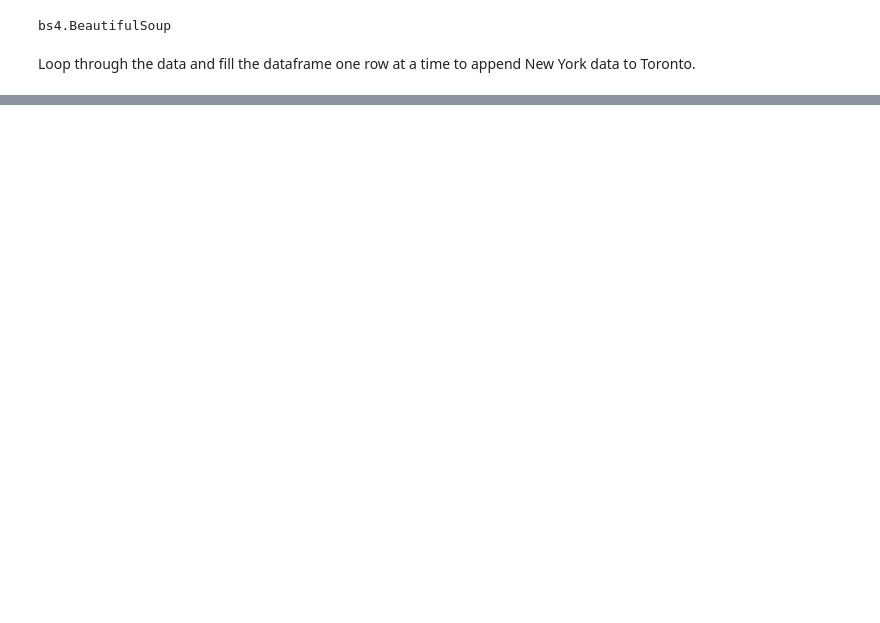
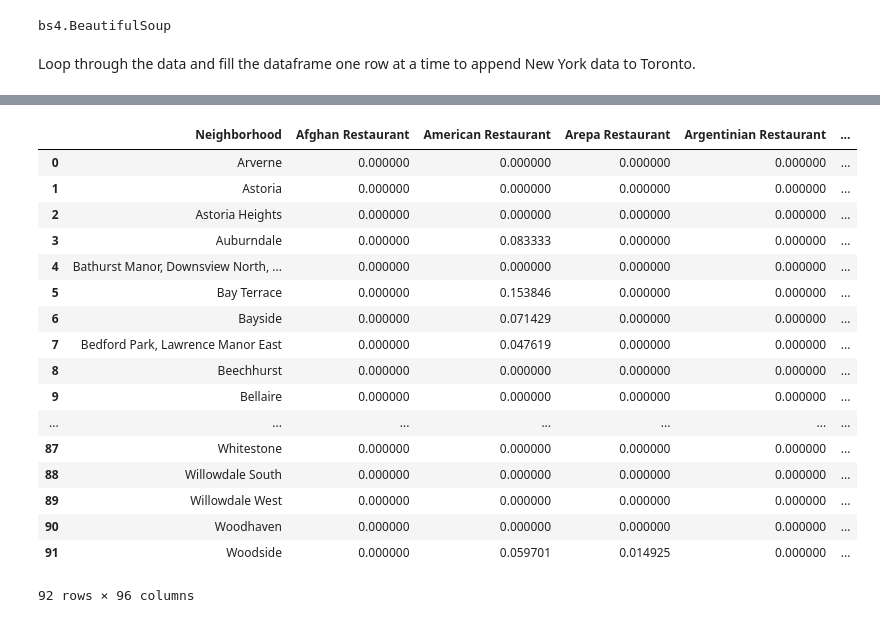
Before and after one commit to linaseid/new_york_toronto-clustering, a Jupyter notebook: Clustering New York and Toronto.ipynb, the cells around one changed output, grey strips where cells are left out. Drawn from its saved outputs; the diff is of its cells as text; code cells hidden in the pictures; blank space fills up the shorter version.

```diff
--- a/Clustering New York and Toronto.ipynb
+++ b/Clustering New York and Toronto.ipynb
@@ -149,0 +335,12 @@ neighborhoods
+# %%
+# one hot encoding
+nyc_tor_onehot = pd.get_dummies(nyc_tor_venues[['Venue Category']], prefix="", prefix_sep="")
+
+# add neighborhood column back to dataframe
+nyc_tor_onehot['Neighborhood'] = nyc_tor_venues['Neighborhood']
+
+# move neighborhood column to the first column
+fixed_columns = [nyc_tor_onehot.columns[-1]] + list(nyc_tor_onehot.columns[:-1])
+nyc_tor_onehot = nyc_tor_onehot[fixed_columns]
+
+nyc_tor_onehot.head()
@@ -149,0 +355,22 @@ neighborhoods
+# %%
+nyc_tor_grouped = nyc_tor_onehot.groupby('Neighborhood').mean().reset_index()
+nyc_tor_grouped
+# %% [output]
+|  | Neighborhood | Afghan Restaurant | American Restaurant | Arepa Restaurant | Argentinian Restaurant | ... |
+| 0 | Arverne | 0.000000 | 0.000000 | 0.000000 | 0.000000 | ... |
+| 1 | Astoria | 0.000000 | 0.000000 | 0.000000 | 0.000000 | ... |
+| 2 | Astoria Heights | 0.000000 | 0.000000 | 0.000000 | 0.000000 | ... |
+| 3 | Auburndale | 0.000000 | 0.083333 | 0.000000 | 0.000000 | ... |
+| 4 | Bathurst Manor, Downsview North, ... | 0.000000 | 0.000000 | 0.000000 | 0.000000 | ... |
+| 5 | Bay Terrace | 0.000000 | 0.153846 | 0.000000 | 0.000000 | ... |
+| 6 | Bayside | 0.000000 | 0.071429 | 0.000000 | 0.000000 | ... |
+| 7 | Bedford Park, Lawrence Manor East | 0.000000 | 0.047619 | 0.000000 | 0.000000 | ... |
+| 8 | Beechhurst | 0.000000 | 0.000000 | 0.000000 | 0.000000 | ... |
+| 9 | Bellaire | 0.000000 | 0.000000 | 0.000000 | 0.000000 | ... |
+| ... | ... | ... | ... | ... | ... | ... |
+| 87 | Whitestone | 0.000000 | 0.000000 | 0.000000 | 0.000000 | ... |
+| 88 | Willowdale South | 0.000000 | 0.000000 | 0.000000 | 0.000000 | ... |
+| 89 | Willowdale West | 0.000000 | 0.000000 | 0.000000 | 0.000000 | ... |
+| 90 | Woodhaven | 0.000000 | 0.000000 | 0.000000 | 0.000000 | ... |
+| 91 | Woodside | 0.000000 | 0.059701 | 0.014925 | 0.000000 | ... |
+92 rows × 96 columns
```
Also changed, not shown: parts of 14 cells of this notebook.
